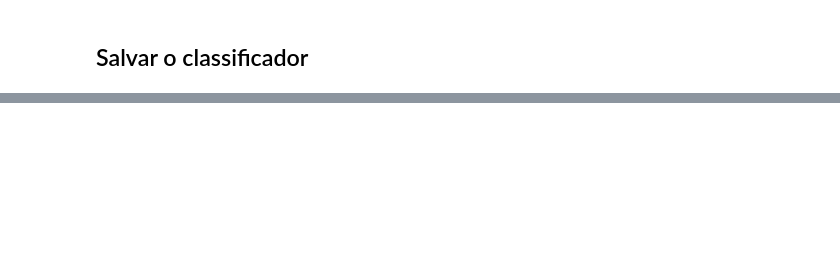
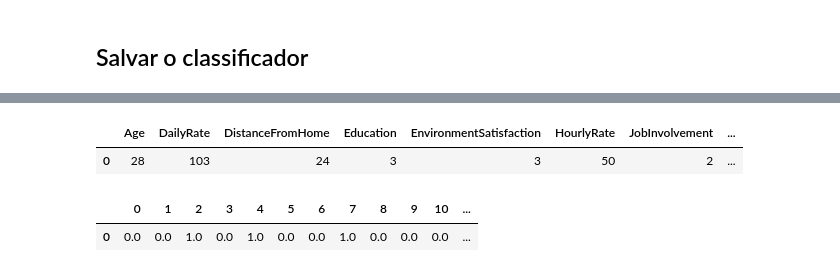
Before and after one commit to Vinicius-Luiz/ciencia_dados_para_empresas, a Jupyter notebook: RH/Em_Branco_Departamento_de_Recursos_Humanos.ipynb, the cells around one changed output, grey strips where cells are left out. Cells and saved outputs as stored; diff of their text form; code cells hidden in the pictures; blank space fills up the shorter version.

```diff
--- a/RH/Em_Branco_Departamento_de_Recursos_Humanos.ipynb
+++ b/RH/Em_Branco_Departamento_de_Recursos_Humanos.ipynb
@@ -608,0 +674,14 @@ weighted avg       0.81      0.81      0.81       368
+# %%
+#Capturar os atributos numéricos
+x_num_novo = x_novo[['Age', 'DailyRate', 'DistanceFromHome', 'Education', 'EnvironmentSatisfaction', 'HourlyRate', 'JobInvolvement', 'JobLevel', 'JobSatisfaction', 'MonthlyIncome', 'MonthlyRate', 'NumCompaniesWorked', 'OverTime', 'PercentSalaryHike', 'PerformanceRating', 'RelationshipSatisfaction', 'StockOptionLevel', 'TotalWorkingYears', 'TrainingTimesLastYear', 'WorkLifeBalance', 'YearsAtCompany', 'YearsInCurrentRole', 'YearsSinceLastPromotion', 'YearsWithCurrManager']]
+x_num_novo.reset_index(inplace=True, drop=True)
+x_num_novo
+# %% [output]
+|  | Age | DailyRate | DistanceFromHome | Education | EnvironmentSatisfaction | HourlyRate | JobInvolvement | ... |
+| 0 | 28 | 103 | 24 | 3 | 3 | 50 | 2 | ... |
+# %%
+x_all_novo = pd.concat([x_cat_novo, x_num_novo], axis=1)
+x_all_novo
+# %% [output]
+|  | 0 | 1 | 2 | 3 | 4 | 5 | 6 | 7 | 8 | 9 | 10 | ... |
+| 0 | 0.0 | 0.0 | 1.0 | 0.0 | 1.0 | 0.0 | 0.0 | 1.0 | 0.0 | 0.0 | 0.0 | ... |
```
Also changed, not shown: parts of 29 cells of this notebook.
